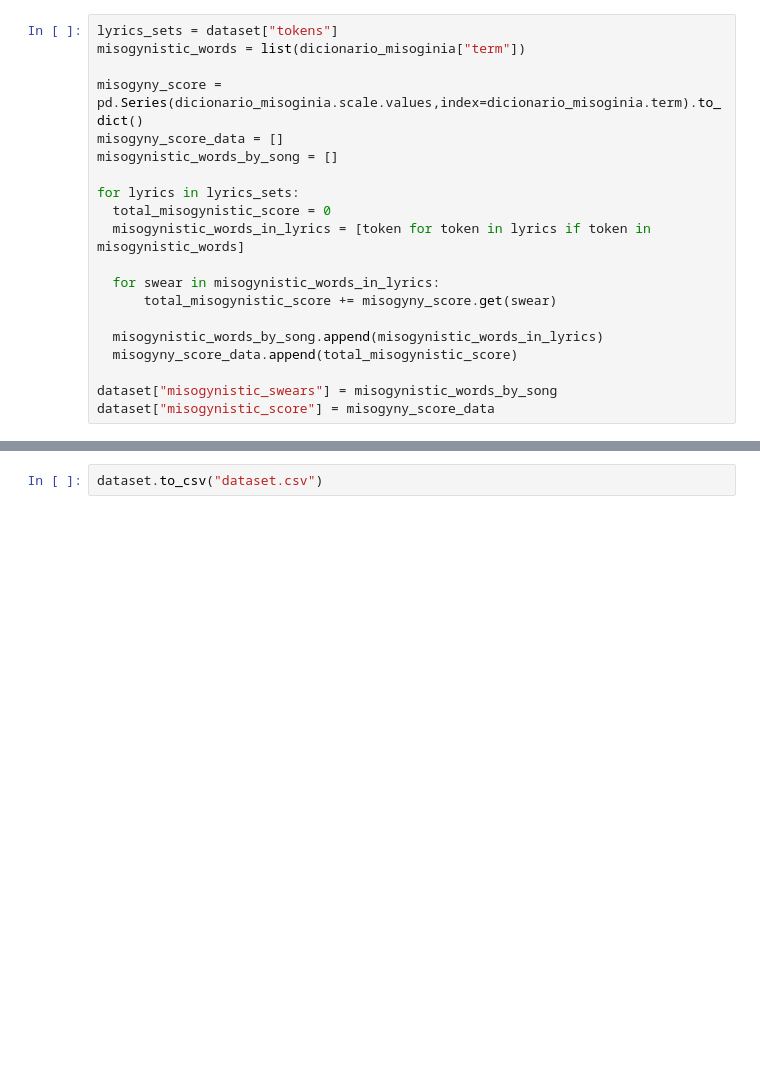
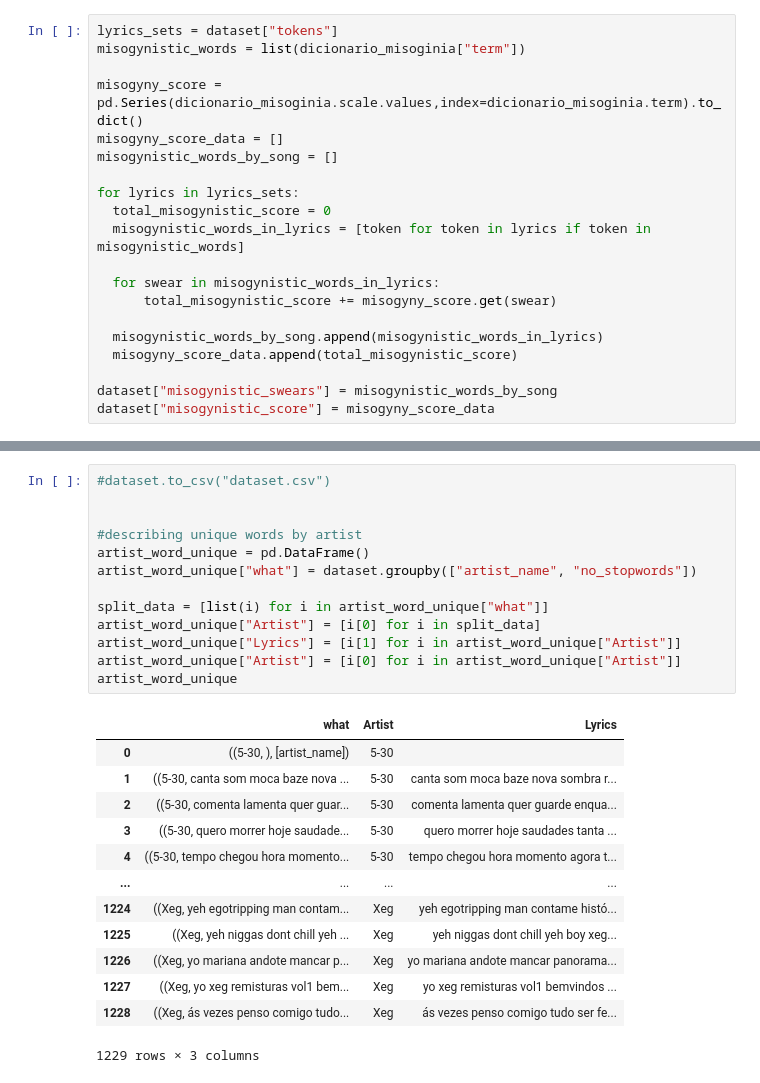
Before and after one commit to InterruptorPt/misonia-hip-hop-tuga, a Jupyter notebook: stats.ipynb, the cells around one changed output, grey strips where cells are left out. Saved outputs shown, nothing was run; the diff lists cells and outputs as text; blank space fills up the shorter version.

```diff
--- a/stats.ipynb
+++ b/stats.ipynb
@@ -258,2 +224,27 @@ misogyny_score_chart
-# %%
-dataset.to_csv("dataset.csv")
+# %%
+#dataset.to_csv("dataset.csv")
+
+
+#describing unique words by artist
+artist_word_unique = pd.DataFrame()
+artist_word_unique["what"] = dataset.groupby(["artist_name", "no_stopwords"])
+
+split_data = [list(i) for i in artist_word_unique["what"]]
+artist_word_unique["Artist"] = [i[0] for i in split_data]
+artist_word_unique["Lyrics"] = [i[1] for i in artist_word_unique["Artist"]]
+artist_word_unique["Artist"] = [i[0] for i in artist_word_unique["Artist"]]
+artist_word_unique
+# %% [output]
+|  | what | Artist | Lyrics |
+| 0 | ((5-30, ), [artist_name]) | 5-30 |  |
+| 1 | ((5-30, canta som moca baze nova ... | 5-30 | canta som moca baze nova sombra r... |
+| 2 | ((5-30, comenta lamenta quer guar... | 5-30 | comenta lamenta quer guarde enqua... |
+| 3 | ((5-30, quero morrer hoje saudade... | 5-30 | quero morrer hoje saudades tanta ... |
+| 4 | ((5-30, tempo chegou hora momento... | 5-30 | tempo chegou hora momento agora t... |
+| ... | ... | ... | ... |
+| 1224 | ((Xeg, yeh egotripping man contam... | Xeg | yeh egotripping man contame histó... |
+| 1225 | ((Xeg, yeh niggas dont chill yeh ... | Xeg | yeh niggas dont chill yeh boy xeg... |
+| 1226 | ((Xeg, yo mariana andote mancar p... | Xeg | yo mariana andote mancar panorama... |
+| 1227 | ((Xeg, yo xeg remisturas vol1 bem... | Xeg | yo xeg remisturas vol1 bemvindos ... |
+| 1228 | ((Xeg, ás vezes penso comigo tudo... | Xeg | ás vezes penso comigo tudo ser fe... |
+1229 rows × 3 columns
```
Also changed, not shown: parts of 17 cells of this notebook, 9 other files.
